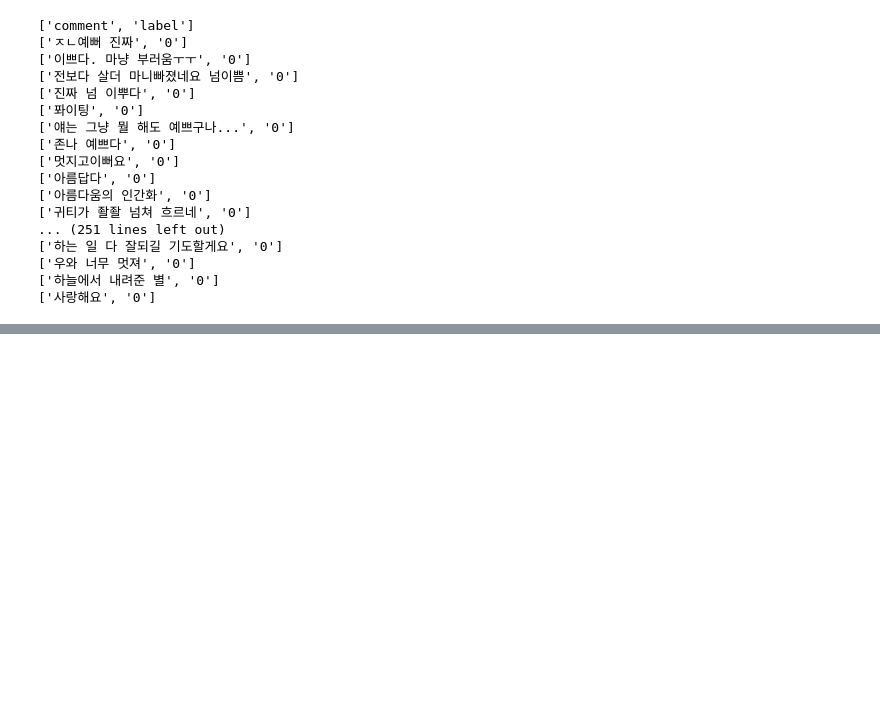
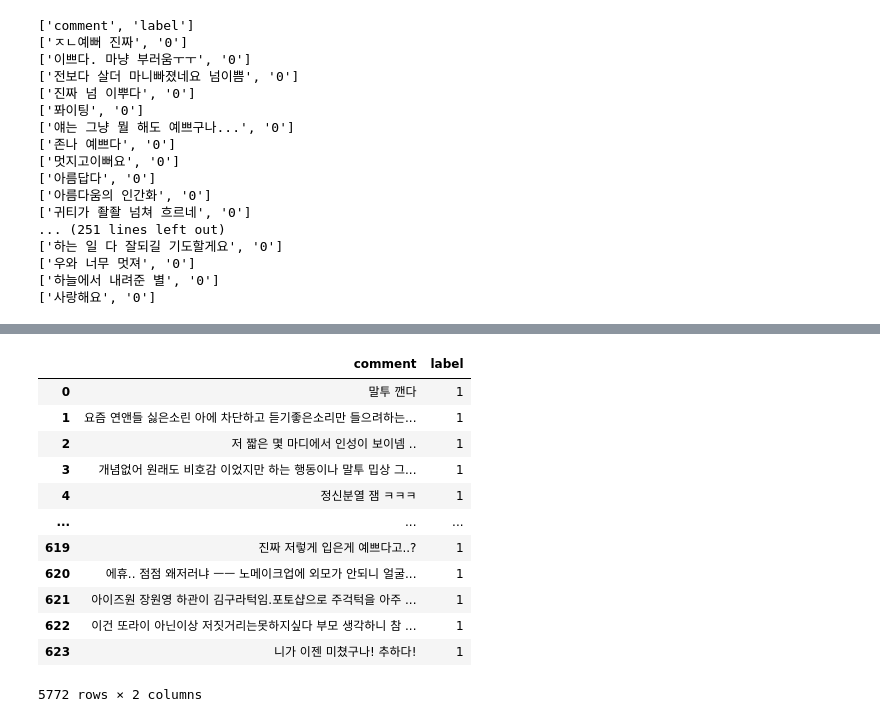
Before and after one commit to sooyeon-go/grad_project, a Jupyter notebook: comment_crawling_r/comment_csv.ipynb, the cells around one changed output, grey strips where cells are left out. Saved outputs shown, nothing was run; the diff lists cells and outputs as text; code cells hidden in the pictures; blank space fills up the shorter version.

```diff
--- a/comment_crawling_r/comment_csv.ipynb
+++ b/comment_crawling_r/comment_csv.ipynb
@@ -537,0 +610,17 @@ dic10
+# %%
+fi10 = fi9.append(dic11)
+fi10
+# %% [output]
+|  | comment | label |
+| 0 | 말투 깬다 | 1 |
+| 1 | 요즘 연앤들 싫은소린 아에 차단하고 듣기좋은소리만 들으려하는... | 1 |
+| 2 | 저 짧은 몇 마디에서 인성이 보이넴 .. | 1 |
+| 3 | 개념없어 원래도 비호감 이었지만 하는 행동이나 말투 밉상 그... | 1 |
+| 4 | 정신분열 잼 ㅋㅋㅋ | 1 |
+| ... | ... | ... |
+| 619 | 진짜 저렇게 입은게 예쁘다고..? | 1 |
+| 620 | 에휴.. 점점 왜저러냐 ㅡㅡ 노메이크업에 외모가 안되니 얼굴... | 1 |
+| 621 | 아이즈원 장원영 하관이 김구라턱임.포토샵으로 주걱턱을 아주 ... | 1 |
+| 622 | 이건 또라이 아닌이상 저짓거리는못하지싶다 부모 생각하니 참 ... | 1 |
+| 623 | 니가 이젠 미쳤구나! 추하다! | 1 |
+5772 rows × 2 columns
```
Also changed, not shown: parts of 4 cells of this notebook.
